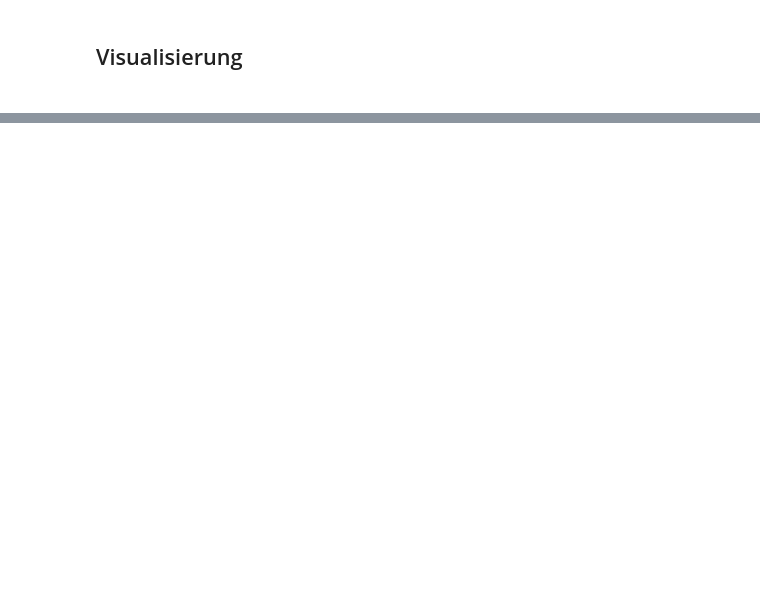
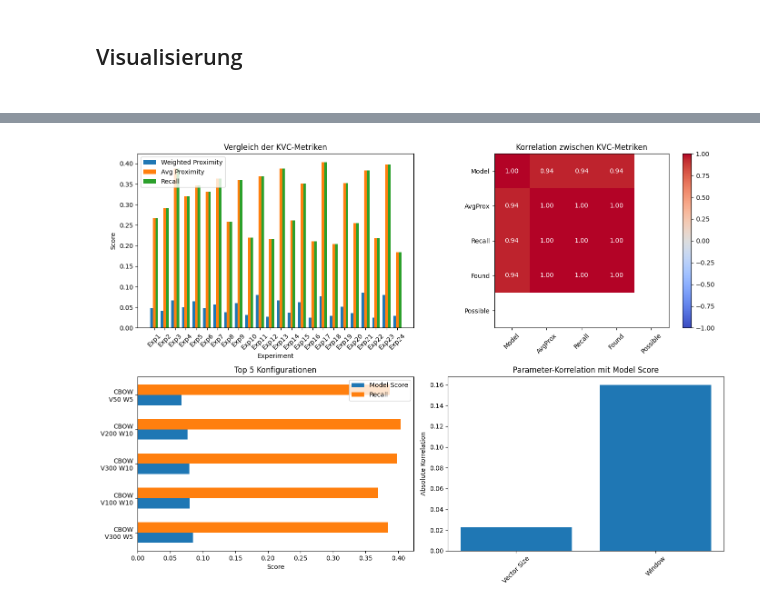
Before and after one commit to QuiriniusvonBayern/DepOp-Seminar, a Jupyter notebook: data_persistent/Formating-Cross.ipynb, the cells around one changed output, grey strips where cells are left out. Drawn from its saved outputs; the diff is of its cells as text; code cells hidden in the pictures; blank space fills up the shorter version.

```diff
--- a/data_persistent/Formating-Cross.ipynb
+++ b/data_persistent/Formating-Cross.ipynb
@@ -97,0 +296,72 @@ Finished for Seed:  42
+# %%
+def plot_kvc_detailed_analysis(df):
+    fig, axes = plt.subplots(2, 2, figsize=(14, 10))
+
+    # 1. Drei Hauptmetriken im Vergleich
+    metrics = ['model_score', 'avg_proximity_score', 'overall_recall']
+    metric_labels = ['Weighted Proximity', 'Avg Proximity', 'Recall']
+
+    x = np.arange(len(df))
+    width = 0.25
+
+    for i, (metric, label) in enumerate(zip(metrics, metric_labels)):
+        axes[0,0].bar(x + i*width, df[metric], width=width, label=label)
+
+    axes[0,0].set_title('Vergleich der KVC-Metriken')
+    axes[0,0].set_xlabel('Experiment')
+    axes[0,0].set_ylabel('Score')
+    axes[0,0].legend()
+    axes[0,0].set_xticks(x + width)
+    axes[0,0].set_xticklabels([f'Exp{i+1}' for i in range(len(df))], rotation=45)
+
+    # 2. Korrelationsmatrix der Metriken
+    kvc_metrics = ['model_score', 'avg_proximity_score', 'overall_recall',
+                   'total_found_values', 'total_possible_values']
+    corr_matrix = df[kvc_metrics].corr()
+
+    im = axes[0,1].imshow(corr_matrix, cmap='coolwarm', vmin=-1, vmax=1)
+    axes[0,1].set_title('Korrelation zwischen KVC-Metriken')
+    axes[0,1].set_xticks(range(len(kvc_metrics)))
+    axes[0,1].set_yticks(range(len(kvc_metrics)))
+    axes[0,1].set_xticklabels(['Model', 'AvgProx', 'Recall', 'Found', 'Possible'], rotation=45)
+    axes[0,1].set_yticklabels(['Model', 'AvgProx', 'Recall', 'Found', 'Possible'])
+
+    for i in range(len(kvc_metrics)):
+        for j in range(len(kvc_metrics)):
+            text = axes[0,1].text(j, i, f'{corr_matrix.iloc[i, j]:.2f}',
+                                ha="center", va="center", color="white")
+
+    plt.colorbar(im, ax=axes[0,1])
+
+    # 3. Top 5 Konfigurationen
+    top5 = df.nlargest(5, 'model_score')[['Algorithmus', 'Vector Size', 'Window',
+                                         'model_score', 'overall_recall']]
+
+    x_pos = np.arange(len(top5))
+    axes[1,0].barh(x_pos - 0.15, top5['model_score'], height=0.3, label='Model Score')
+    axes[1,0].barh(x_pos + 0.15, top5['overall_recall'], height=0.3, label='Recall')
+    axes[1,0].set_yticks(x_pos)
+    axes[1,0].set_yticklabels([f"{row['Algorithmus']}\nV{row['Vector Size']} W{row['Window']}"
+                              for _, row in top5.iterrows()])
+    axes[1,0].set_xlabel('Score')
+    axes[1,0].set_title('Top 5 Konfigurationen')
+    axes[1,0].legend()
+
+    # 4. Parameter Importance (vereinfacht)
+    param_importance = {}
+    for param in ['Vector Size', 'Window', 'Epochs', 'Negative Sampling']:
+        if param in df.columns:
+            correlation = df[param].corr(df['model_score'])
+            param_importance[param] = abs(correlation)
+
+    axes[1,1].bar(param_importance.keys(), param_importance.values())
+    axes[1,1].set_title('Parameter-Korrelation mit Model Score')
+    axes[1,1].set_ylabel('Absolute Korrelation')
+    axes[1,1].tick_params(axis='x', rotation=45)
+
+    plt.tight_layout()
+    plt.show()
+
+plot_kvc_detailed_analysis(df)
+# %% [output]
+[figure, added]
```
Also changed, not shown: parts of 8 cells of this notebook, 8 other files.
